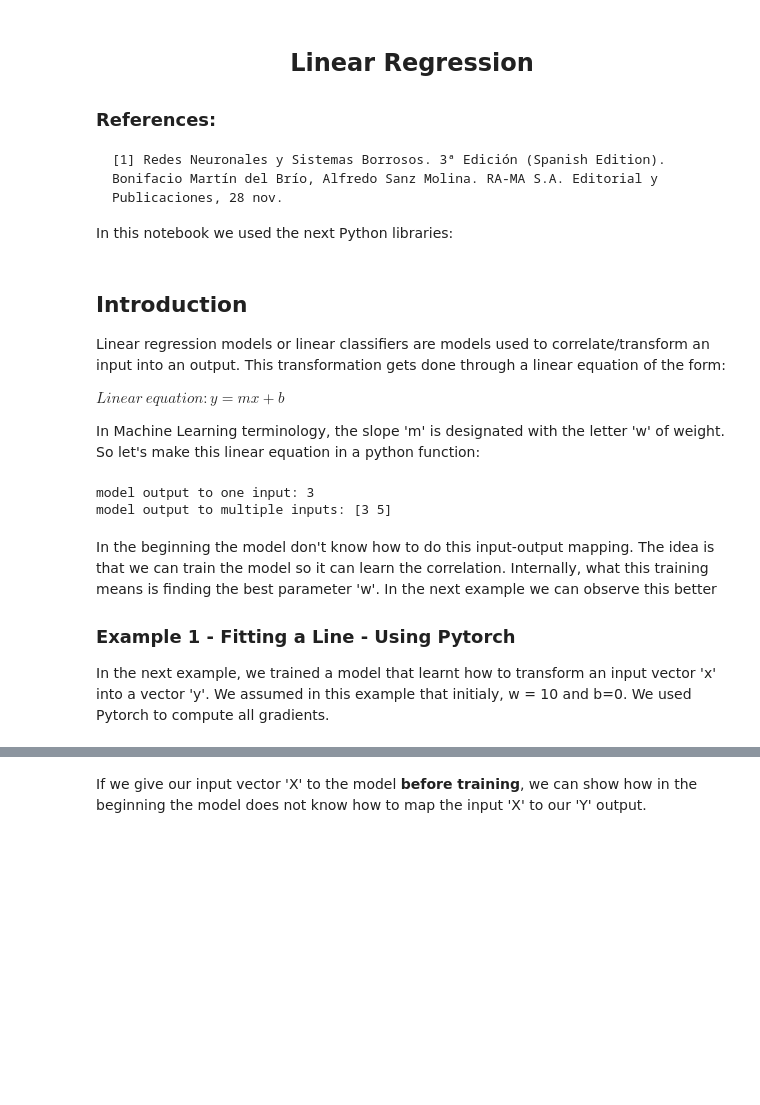
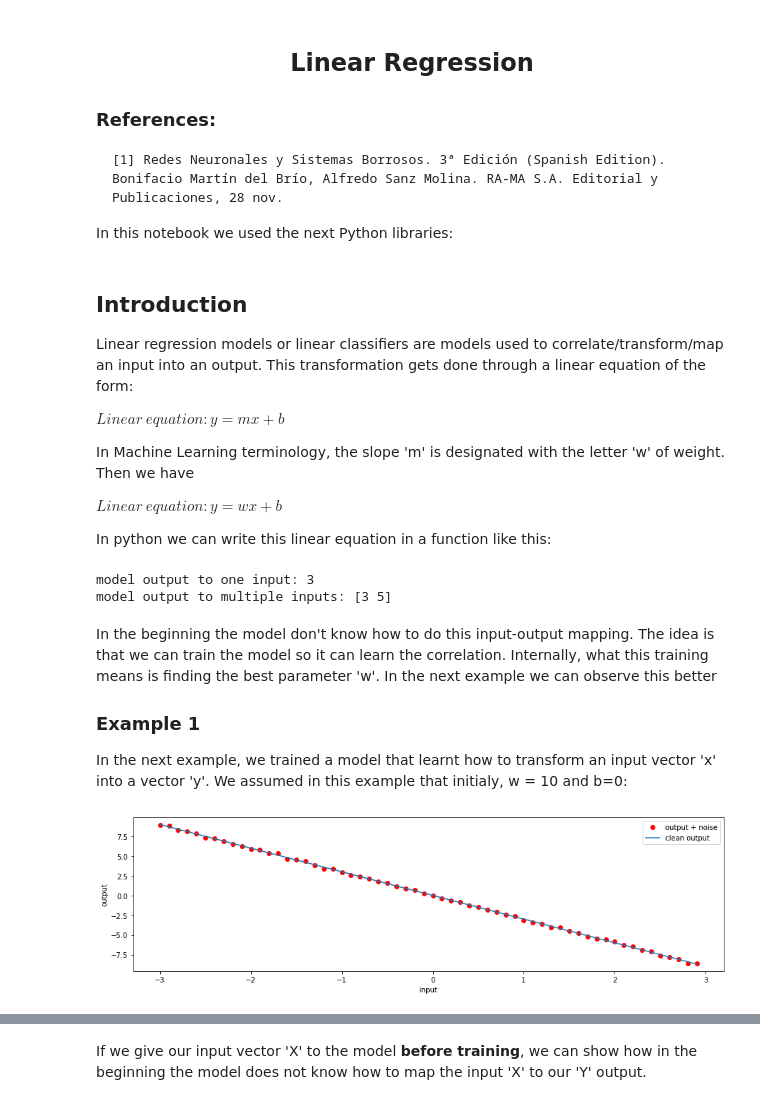
Before and after one commit to LatinAmericanProgramer/Neural-Networks-Machine-Learning-Examples, a Jupyter notebook: ML_python/Linear_Regression_v1.ipynb, the cells around one changed output, grey strips where cells are left out. Drawn from its saved outputs; the diff is of its cells as text; code cells hidden in the pictures; blank space fills up the shorter version.

```diff
--- a/ML_python/Linear_Regression_v1.ipynb
+++ b/ML_python/Linear_Regression_v1.ipynb
@@ -14,11 +14,15 @@ import tensorflow as tf
 import matplotlib.pyplot as plt
 # %% [markdown]
 ## Introduction
-Linear regression models or linear classifiers are models used to correlate/transform an input into an output. This transformation gets done through a linear equation of the form:
+Linear regression models or linear classifiers are models used to correlate/transform/map an input into an output. This transformation gets done through a linear equation of the form:
 
 $Linear \ equation :y=mx+b$
 
-In Machine Learning terminology, the slope 'm' is designated with the letter 'w' of weight. So let's make this linear equation in a python function:
+In Machine Learning terminology, the slope 'm' is designated with the letter 'w' of weight. Then we have
+
+$Linear \ equation :y=wx+b$
+
+In python we can write this linear equation in a function like this:
 # %%
 # defining the linear equation
 def l_eq(x):
@@ -38,6 +42,22 @@ model output to multiple inputs: [3 5]
 # %% [markdown]
 In the beginning the model don't know how to do this input-output mapping. The idea is that we can train the model so it can learn the correlation. Internally, what this training means is finding the best parameter 'w'. In the next example we can observe this better
 
-### Example 1 - Fitting a Line - Using Pytorch
+### Example 1
 
-In the next example, we trained a model that learnt how to transform an input vector 'x' into a vector 'y'. We assumed in this example that initialy, w = 10 and b=0. We used Pytorch to compute all gradients.
+In the next example, we trained a model that learnt how to transform an input vector 'x' into a vector 'y'. We assumed in this example that initialy, w = 10 and b=0:
+# %%
+# Generating the input
+X = (np.arange(-3,3,0.1)) # This should be row vector, but because of the next visualization is leave it like this
+# Generating the output
+f = -3*X
+# Adding noise
+Y = f+0.1*np.random.randn(len(X))
+
+plt.figure(figsize=(15,4))
+plt.plot(X, Y, 'ro', label='output + noise');
+plt.plot(X, f, label='clean output');
+plt.xlabel('input')
+plt.ylabel('output')
+plt.legend();
+# %% [output]
+[figure, added]
```
Also changed, not shown: parts of 15 cells of this notebook.
